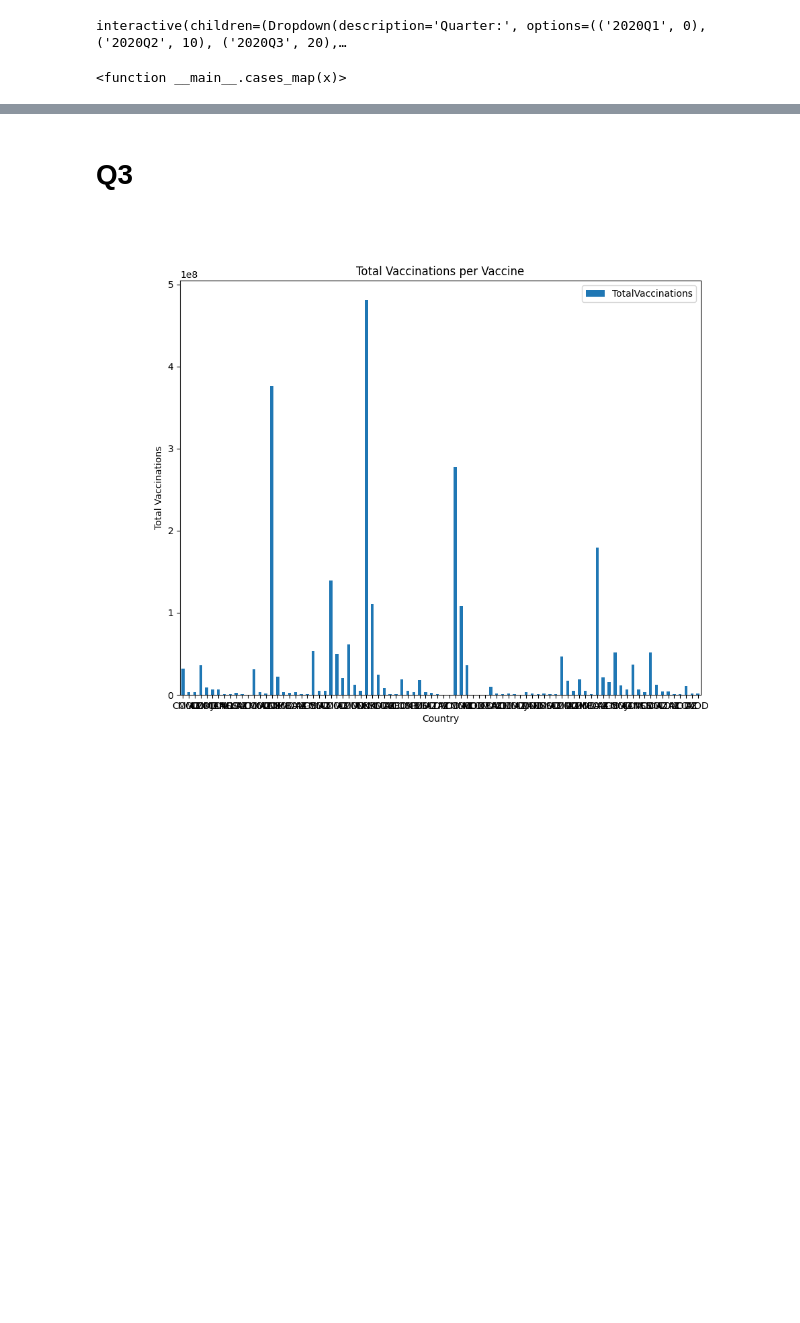
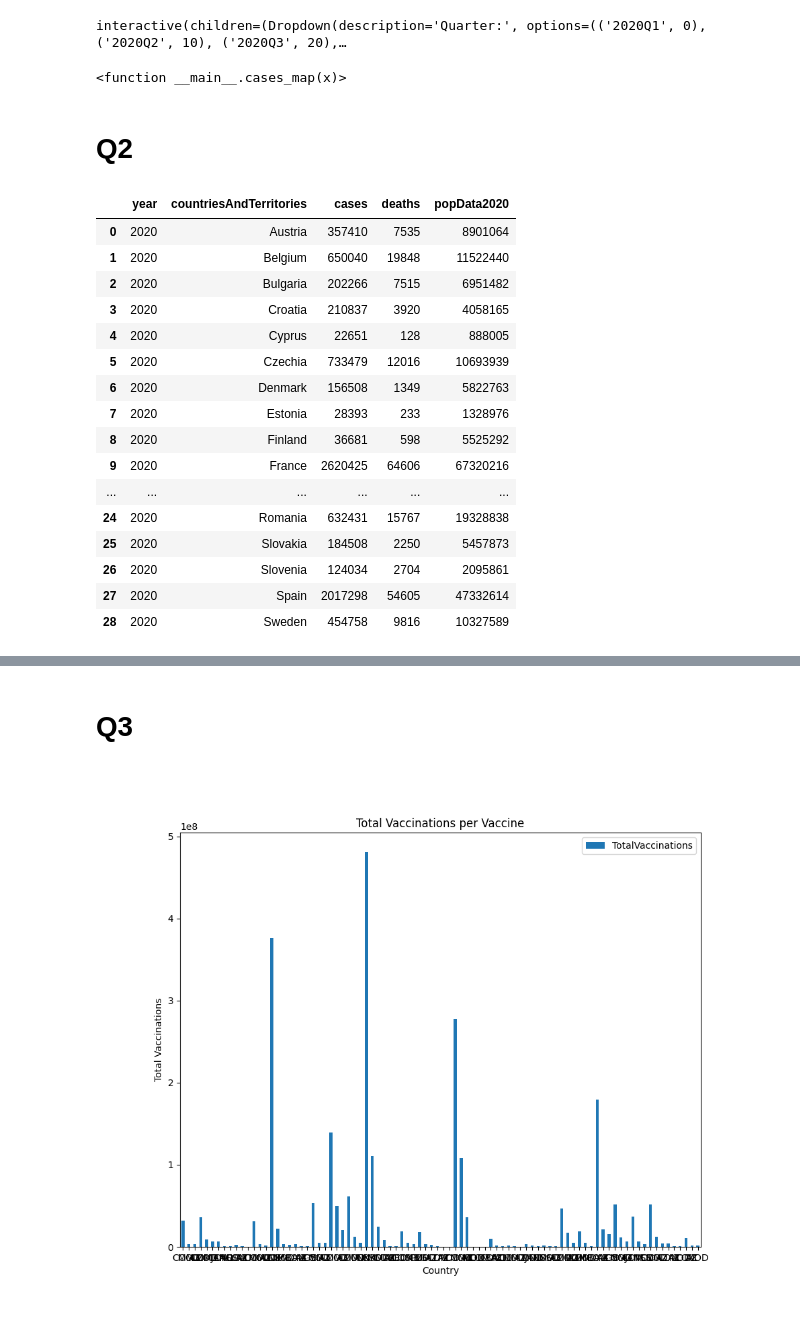
Before and after one commit to Klattraren/Intelligent-Data-Analysis-DV1597, a Jupyter notebook: assignment2.ipynb, the cells around one changed output, grey strips where cells are left out. Drawn from its saved outputs; the diff is of its cells as text; code cells hidden in the pictures; blank space fills up the shorter version.

```diff
--- a/assignment2.ipynb
+++ b/assignment2.ipynb
@@ -340,3 +340,27 @@ interact(cases_map, x=widgets.Dropdown(options=[('2020Q1', 0),('2020Q2', 10),('2
 # %% [output]
 interactive(children=(Dropdown(description='Quarter:', options=(('2020Q1', 0), ('2020Q2', 10), ('2020Q3', 20),…
 <function __main__.cases_map(x)>
+# %% [markdown]
+# Q2
+# %%
+
+new_cases_grouped_Y = new_cases_df.groupby(['year', 'countriesAndTerritories']).agg({"cases": "sum", "deaths": "sum", "popData2020": "first"}).reset_index()
+new_cases_grouped_Y[new_cases_grouped_Y["year"]==2020]
+# %% [output]
+|  | year | countriesAndTerritories | cases | deaths | popData2020 |
+| 0 | 2020 | Austria | 357410 | 7535 | 8901064 |
+| 1 | 2020 | Belgium | 650040 | 19848 | 11522440 |
+| 2 | 2020 | Bulgaria | 202266 | 7515 | 6951482 |
+| 3 | 2020 | Croatia | 210837 | 3920 | 4058165 |
+| 4 | 2020 | Cyprus | 22651 | 128 | 888005 |
+| 5 | 2020 | Czechia | 733479 | 12016 | 10693939 |
+| 6 | 2020 | Denmark | 156508 | 1349 | 5822763 |
+| 7 | 2020 | Estonia | 28393 | 233 | 1328976 |
+| 8 | 2020 | Finland | 36681 | 598 | 5525292 |
+| 9 | 2020 | France | 2620425 | 64606 | 67320216 |
+| ... | ... | ... | ... | ... | ... |
+| 24 | 2020 | Romania | 632431 | 15767 | 19328838 |
+| 25 | 2020 | Slovakia | 184508 | 2250 | 5457873 |
+| 26 | 2020 | Slovenia | 124034 | 2704 | 2095861 |
+| 27 | 2020 | Spain | 2017298 | 54605 | 47332614 |
+| 28 | 2020 | Sweden | 454758 | 9816 | 10327589 |
```
Also changed, not shown: parts of 1 cell of this notebook.
